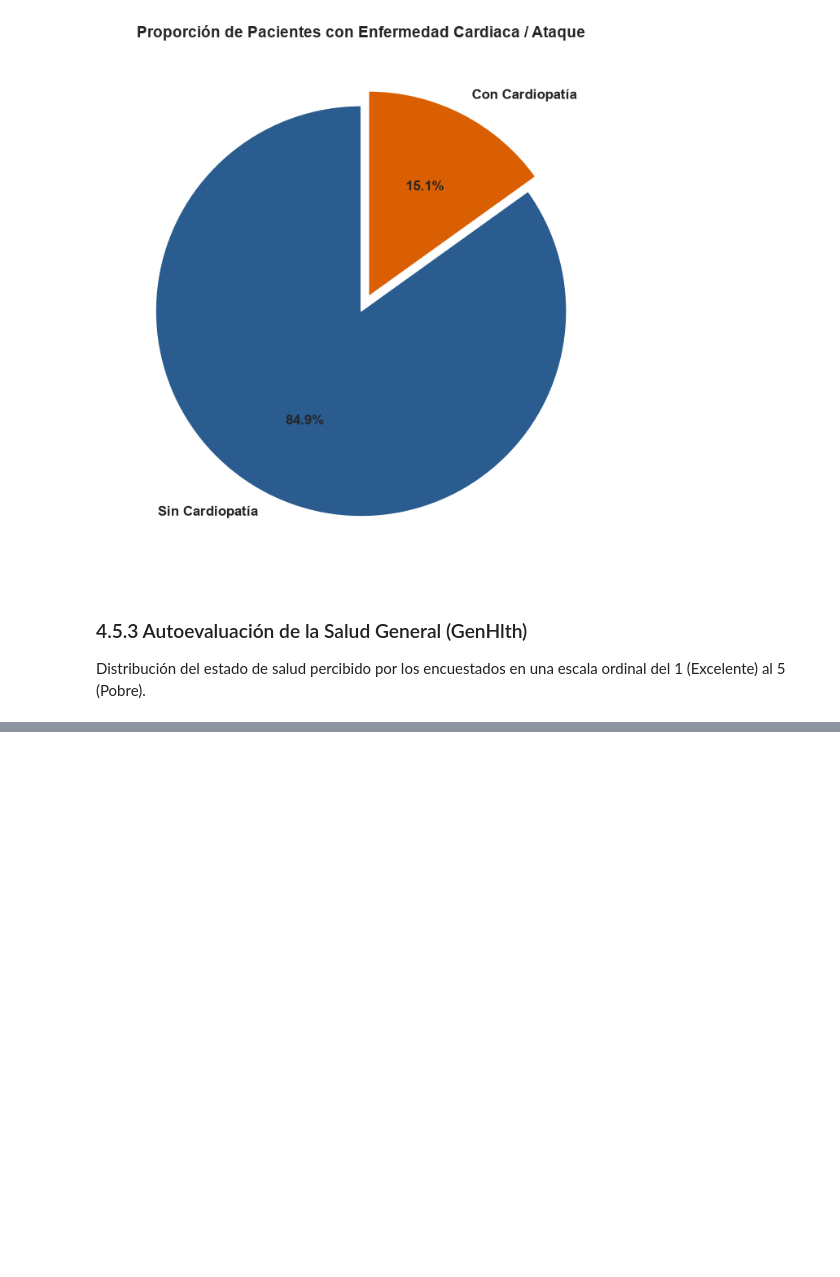
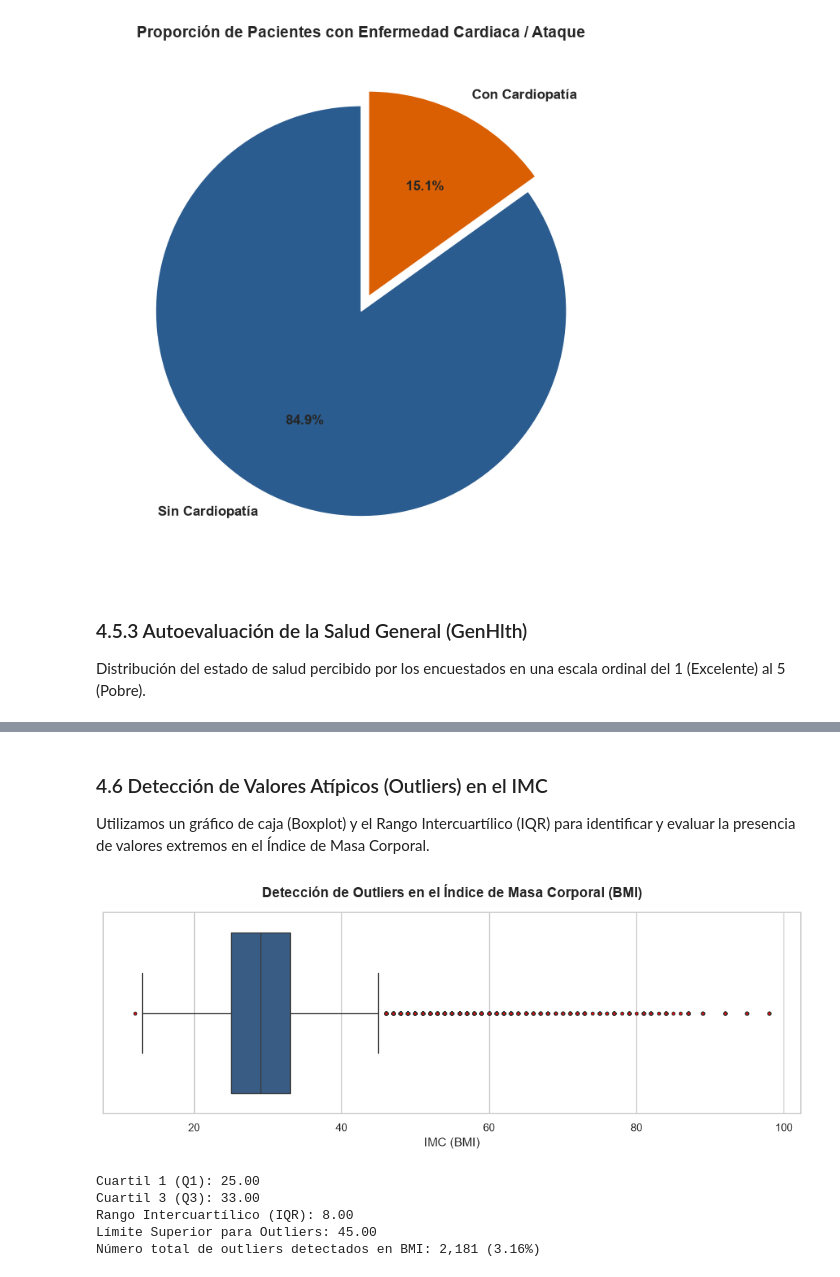
Before and after one commit to PDguezPgr/proyecto-eda-diabetes, a Jupyter notebook: eda_diabetes.ipynb, the cells around one changed output, grey strips where cells are left out. Cells and saved outputs as stored; diff of their text form; code cells hidden in the pictures; blank space fills up the shorter version.

```diff
--- a/eda_diabetes.ipynb
+++ b/eda_diabetes.ipynb
@@ -447,0 +436,37 @@ Passing `palette` without assigning `hue` is deprecated and will be removed in v
+# %% [markdown]
+### 4.6 Detección de Valores Atípicos (Outliers) en el IMC
+Utilizamos un gráfico de caja (Boxplot) y el Rango Intercuartílico (IQR) para identificar y evaluar la presencia de valores extremos en el Índice de Masa Corporal.
+# %%
+import numpy as np
+
+# 1. Visualización del Boxplot para la variable BMI
+plt.figure(figsize=(10, 4))
+sns.boxplot(data=df_clean, x='BMI', color='#2b5c8f', flierprops={'marker': 'o', 'markersize': 3, 'markerfacecolor': 'red'})
+
+plt.title('Detección de Outliers en el Índice de Masa Corporal (BMI)', fontsize=14, fontweight='bold', pad=15)
+plt.xlabel('IMC (BMI)', fontsize=12)
+plt.tight_layout()
+plt.show()
+
+# 2. Cálculo matemático de Outliers usando el método IQR
+Q1 = df_clean['BMI'].quantile(0.25)
+Q3 = df_clean['BMI'].quantile(0.75)
+IQR = Q3 - Q1
+
+limite_inferior = Q1 - 1.5 * IQR
+limite_superior = Q3 + 1.5 * IQR
+
+outliers = df_clean[(df_clean['BMI'] < limite_inferior) | (df_clean['BMI'] > limite_superior)]
+
+print(f"Cuartil 1 (Q1): {Q1:.2f}")
+print(f"Cuartil 3 (Q3): {Q3:.2f}")
+print(f"Rango Intercuartílico (IQR): {IQR:.2f}")
+print(f"Límite Superior para Outliers: {limite_superior:.2f}")
+print(f"Número total de outliers detectados en BMI: {len(outliers):,} ({len(outliers)/len(df_clean)*100:.2f}%)")
+# %% [output]
+[figure, added]
+Cuartil 1 (Q1): 25.00
+Cuartil 3 (Q3): 33.00
+Rango Intercuartílico (IQR): 8.00
+Límite Superior para Outliers: 45.00
+Número total de outliers detectados en BMI: 2,181 (3.16%)
```
Also changed, not shown: parts of 15 cells of this notebook.
